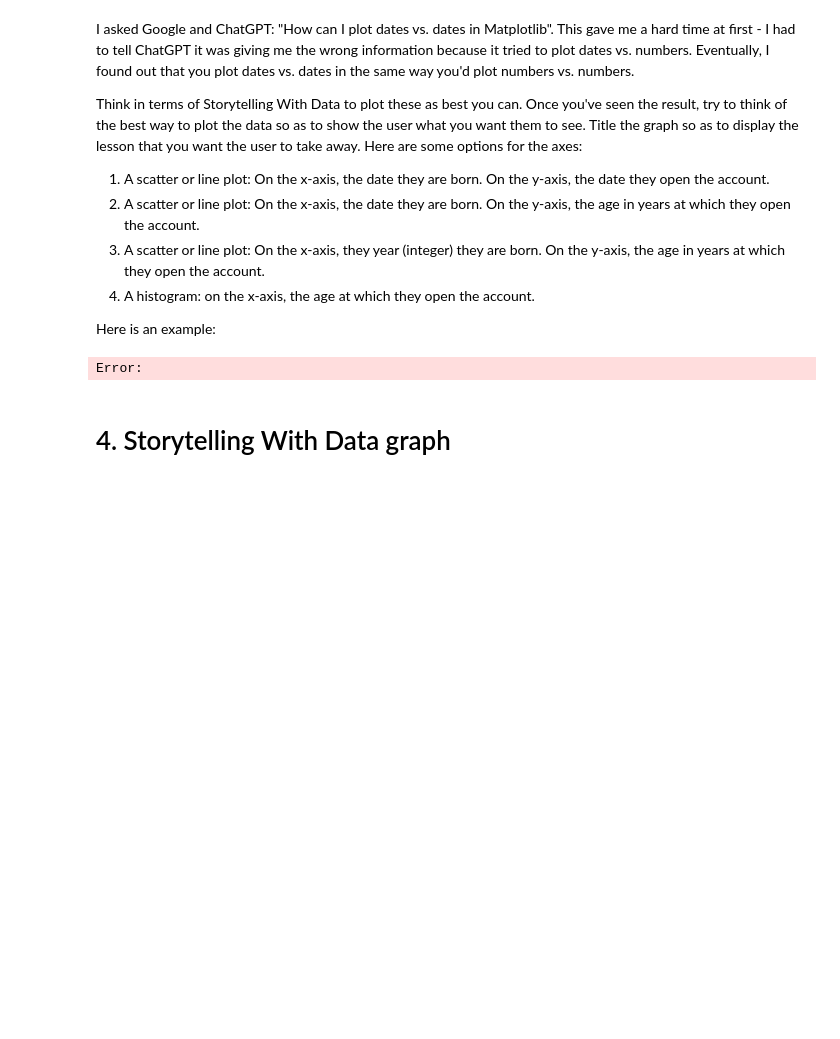
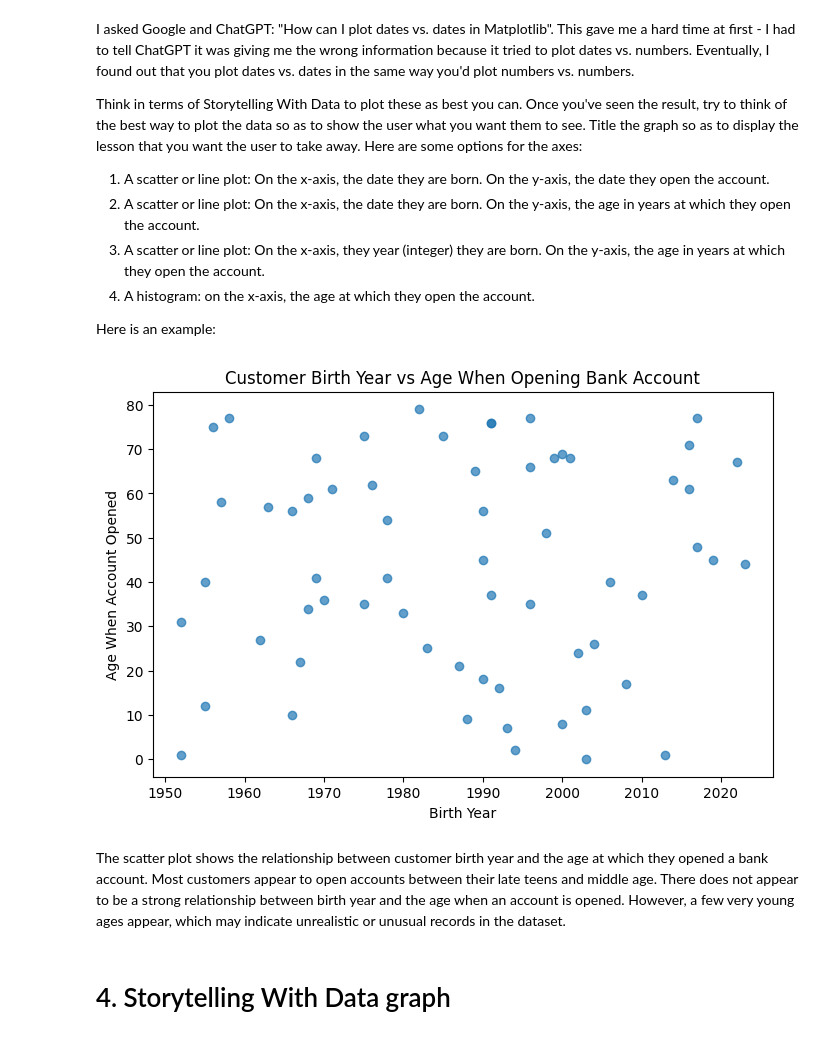
Before and after one commit to dho053-bu/Milestone-3-DX699, a Jupyter notebook: OMDS-ModB2-Week1-Ho-David.ipynb, the cells around one changed output. Cells and saved outputs as stored; diff of their text form; code cells hidden in the pictures; blank space fills up the shorter version.

```diff
--- a/OMDS-ModB2-Week1-Ho-David.ipynb
+++ b/OMDS-ModB2-Week1-Ho-David.ipynb
@@ -504,13 +529,26 @@ Here are some options for the axes:
 Here is an example:
 # %%
 import matplotlib.pyplot as plt
+df_plot = df_encoded.copy()
 
-ax = plt.gca() # get an "Axes" object to draw on; gca stands for "get current Axes"
-ax.scatter(df2["BirthDate"], df2["AccountOpened"]) # create a scatter plot based on these two dates
-ax.set_ylabel("Account Opened") # label the y axis
-ax.set_xlabel("Birth Date") # label the x axis
+df_plot["BirthDate"] = pd.to_datetime(df_plot["BirthDate"])
+df_plot["AccountOpened"] = pd.to_datetime(df_plot["AccountOpened"])
+
+df_plot["AgeOpened"] = ((df_plot["AccountOpened"] - df_plot["BirthDate"]).dt.days // 365)
+df_plot["BirthYear"] = df_plot["BirthDate"].dt.year
+
+plt.figure(figsize=(8,5))
+plt.scatter(df_plot["BirthYear"], df_plot["AgeOpened"], alpha=0.7)
+
+plt.xlabel("Birth Year")
+plt.ylabel("Age When Account Opened")
+plt.title("Customer Birth Year vs Age When Opening Bank Account")
+
+plt.show()
 # %% [output]
-Error:
+[figure, added]
+# %% [markdown]
+The scatter plot shows the relationship between customer birth year and the age at which they opened a bank account. Most customers appear to open accounts between their late teens and middle age. There does not appear to be a strong relationship between birth year and the age when an account is opened. However, a few very young ages appear, which may indicate unrealistic or unusual records in the dataset.
 # %% [markdown]
 # 4. Storytelling With Data graph
 # %% [markdown]
```
Also changed, not shown: parts of 11 cells of this notebook, 1 other file.
